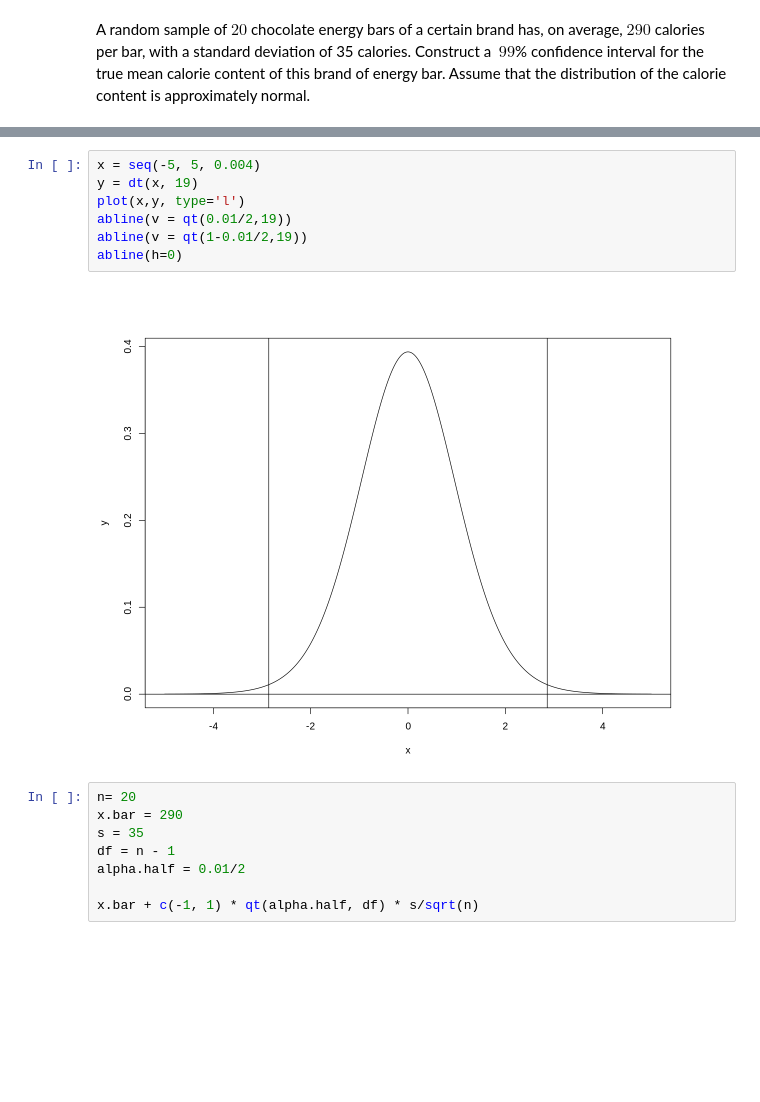
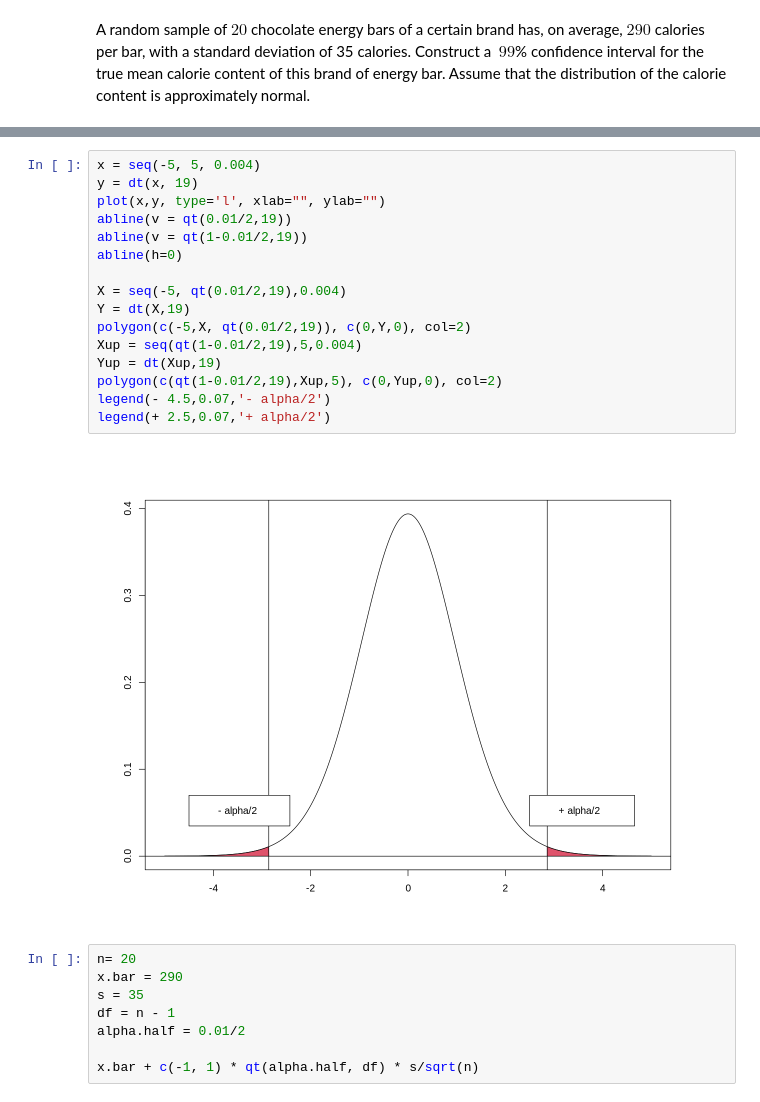
Before and after one commit to iparellada/stats-for-scientists, a Jupyter notebook: Statistics_Course_.ipynb, the cells around one changed output, grey strips where cells are left out. Drawn from its saved outputs; the diff is of its cells as text; blank space fills up the shorter version.

```diff
--- a/Statistics_Course_.ipynb
+++ b/Statistics_Course_.ipynb
@@ -671,12 +853,21 @@
 # %%
 x = seq(-5, 5, 0.004)
 y = dt(x, 19)
-plot(x,y, type='l')
+plot(x,y, type='l', xlab="", ylab="")
 abline(v = qt(0.01/2,19))
 abline(v = qt(1-0.01/2,19))
 abline(h=0)
+
+X = seq(-5, qt(0.01/2,19),0.004)
+Y = dt(X,19)
+polygon(c(-5,X, qt(0.01/2,19)), c(0,Y,0), col=2)
+Xup = seq(qt(1-0.01/2,19),5,0.004)
+Yup = dt(Xup,19)
+polygon(c(qt(1-0.01/2,19),Xup,5), c(0,Yup,0), col=2)
+legend(- 4.5,0.07,'- alpha/2')
+legend(+ 2.5,0.07,'+ alpha/2')
 # %% [output]
-[figure, old version]
+[figure, new version]
 # %%
 n= 20
 x.bar = 290
```
Also changed, not shown: parts of 59 cells of this notebook.
